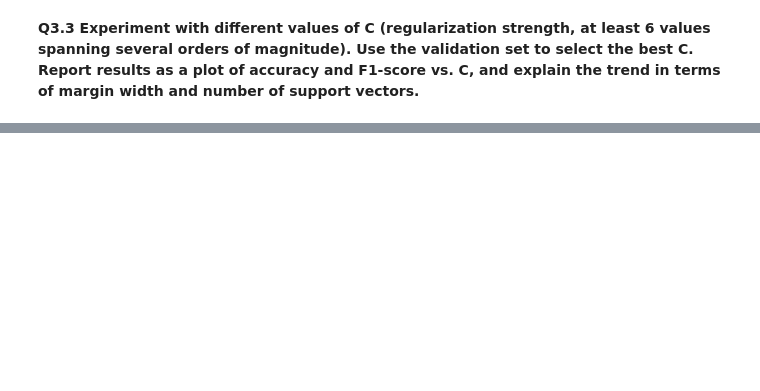
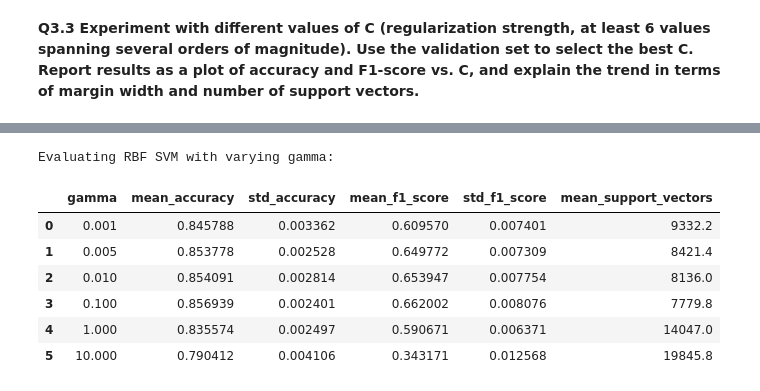
Before and after one commit to Artomic2020/Break_the_Universe, a Jupyter notebook: Assignment2_IDATG2208_26_AdultCensus.ipynb, the cells around one changed output, grey strips where cells are left out. Saved outputs shown, nothing was run; the diff lists cells and outputs as text; code cells hidden in the pictures; blank space fills up the shorter version.

```diff
--- a/Assignment2_IDATG2208_26_AdultCensus.ipynb
+++ b/Assignment2_IDATG2208_26_AdultCensus.ipynb
@@ -1486,0 +1727,56 @@ hyperparameter search → class-imbalance evaluation → robustness
+# %%
+gamma_values = [0.001, 0.005, 0.01, 0.1, 1, 10]
+fixed_C = 1.0 # Using the best C value found previously
+
+results_gamma = []
+
+print("Evaluating RBF SVM with varying gamma:")
+
+for gamma_val in gamma_values:
+    svm_pipeline_rbf_gamma = Pipeline(steps=[
+        ('preprocessor', preprocessor),
+        ('classifier', SVC(kernel='rbf', C=fixed_C, gamma=gamma_val, random_state=42, probability=False))
+    ])
+
+    scores_gamma = cross_validate(
+        svm_pipeline_rbf_gamma,
+        X_train,
+        y_train,
+        cv=skf,
+        scoring={'accuracy': 'accuracy', 'f1': f1_scorer},
+        n_jobs=-1,
+        return_estimator=True # Needed to inspect support vectors later if required
+    )
+
+    # Calculate mean number of support vectors for the current gamma_val
+    if 'estimator' in scores_gamma and len(scores_gamma['estimator']) > 0:
+        # n_support_ is an array containing the number of support vectors for each class
+        # Summing them up gives the total number of support vectors for an estimator
+        num_sv_per_fold = [
+            est.named_steps['classifier'].n_support_[0] + est.named_steps['classifier'].n_support_[1]
+            for est in scores_gamma['estimator']
+        ]
+        mean_sv_count = sum(num_sv_per_fold) / len(num_sv_per_fold)
+    else:
+        mean_sv_count = np.nan # In case no estimators are returned (shouldn't happen with return_estimator=True)
+
+    results_gamma.append({
+        'gamma': gamma_val,
+        'mean_accuracy': scores_gamma['test_accuracy'].mean(),
+        'std_accuracy': scores_gamma['test_accuracy'].std(),
+        'mean_f1_score': scores_gamma['test_f1'].mean(),
+        'std_f1_score': scores_gamma['test_f1'].std(),
+        'mean_support_vectors': mean_sv_count # Add this to the results
+    })
+
+results_df_gamma = pd.DataFrame(results_gamma)
+display(results_df_gamma)
+# %% [output]
+Evaluating RBF SVM with varying gamma:
+|  | gamma | mean_accuracy | std_accuracy | mean_f1_score | std_f1_score | mean_support_vectors |
+| 0 | 0.001 | 0.845788 | 0.003362 | 0.609570 | 0.007401 | 9332.2 |
+| 1 | 0.005 | 0.853778 | 0.002528 | 0.649772 | 0.007309 | 8421.4 |
+| 2 | 0.010 | 0.854091 | 0.002814 | 0.653947 | 0.007754 | 8136.0 |
+| 3 | 0.100 | 0.856939 | 0.002401 | 0.662002 | 0.008076 | 7779.8 |
+| 4 | 1.000 | 0.835574 | 0.002497 | 0.590671 | 0.006371 | 14047.0 |
+| 5 | 10.000 | 0.790412 | 0.004106 | 0.343171 | 0.012568 | 19845.8 |
```
Also changed, not shown: parts of 22 cells of this notebook.
